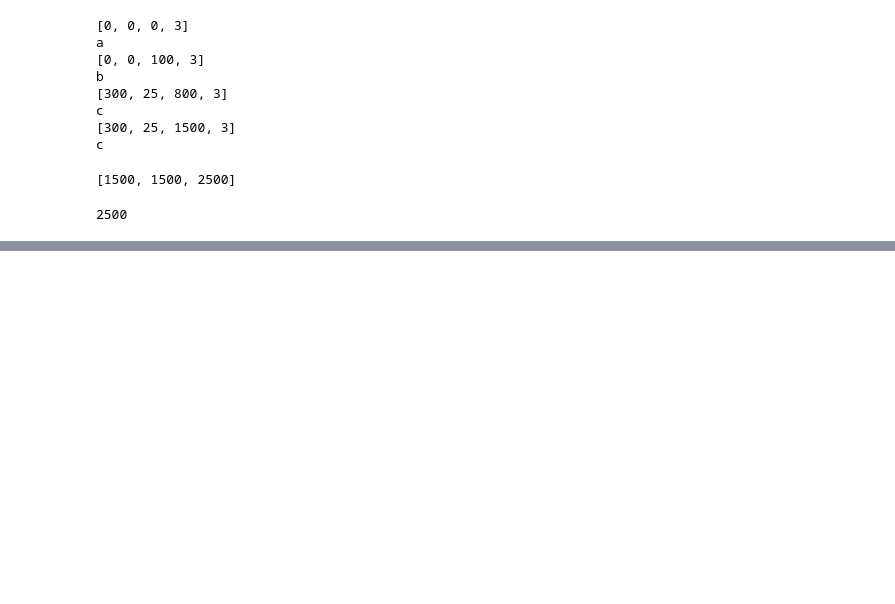
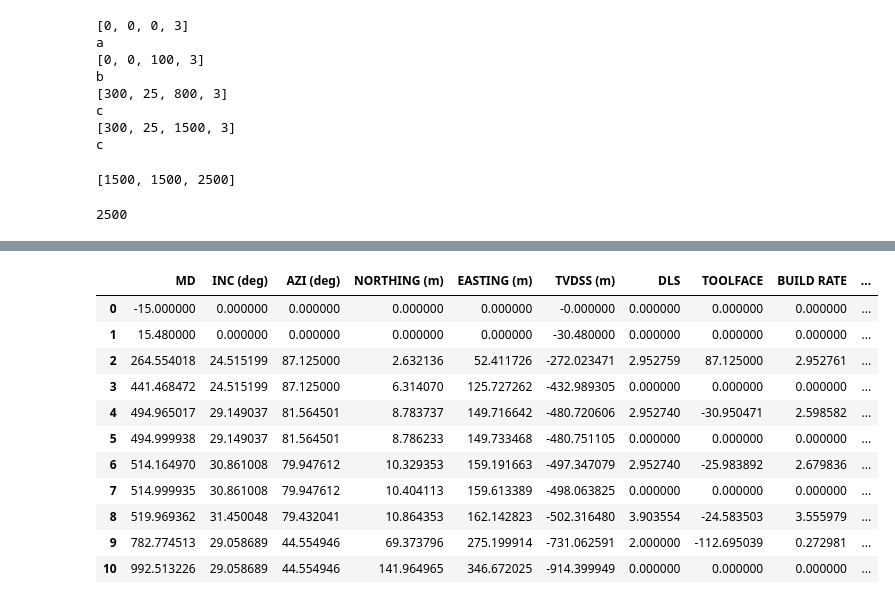
Before and after one commit to jiunx7174/MIH-Dashboard-Project, a Jupyter notebook: Notebook/11_VisualizeTrajectory.ipynb, the cells around one changed output, grey strips where cells are left out. Drawn from its saved outputs; the diff is of its cells as text; code cells hidden in the pictures; blank space fills up the shorter version.

```diff
--- a/Notebook/11_VisualizeTrajectory.ipynb
+++ b/Notebook/11_VisualizeTrajectory.ipynb
@@ -213,0 +439,28 @@ A[-1]
+# %%
+new_target = [346.672055,141.964968,914.400004]
+Desire_DLS = 2
+TrajectoryDF_Test = TrajectoryDF_Plan.copy()
+TrajectoryDF_Test.loc[TrajectoryDF_Test['DLS'] <=0, 'DLS']=0.0001
+TargetDF_new = pd.DataFrame(
+    {
+        "X":list(TrajectoryDF_Test['EASTING (m)']) + [new_target[1]],
+        "Y":list(TrajectoryDF_Test['NORTHING (m)'])+ [new_target[0]],
+        "Z":list(-TrajectoryDF_Test['TVDSS (m)'])+ [new_target[2]],
+        "DLS":list(TrajectoryDF_Test['DLS'])+ [Desire_DLS],
+    }
+)
+out_survey = generateSurvey(TargetDF_new, interpolation_step = 30, datum=15, init_inc=0, init_azi=0)
+out_df = we.survey.export_csv(out_survey, None)
+
+
+
+fig = go.Figure(data=[
+    go.Scatter3d(y=TrajectoryDF_Actual['NORTHING (m)'], x=TrajectoryDF_Actual['EASTING (m)'], z=TrajectoryDF_Actual['TVDSS (m)'],
+                                   mode='markers+lines'),
+    go.Scatter3d(y=TrajectoryDF_Plan['NORTHING (m)'], x=TrajectoryDF_Plan['EASTING (m)'], z=TrajectoryDF_Plan['TVDSS (m)'],
+                                   mode='markers+lines'),
+    go.Scatter3d(y=out_df['NORTHING (m)'], x=out_df['EASTING (m)'], z=out_df['TVDSS (m)'],
+                                   mode='markers+lines'),
+                                   ]
+                                   )
+fig.show()
@@ -213,0 +487,15 @@ A[-1]
+# %%
+out_df
+# %% [output]
+|  | MD | INC (deg) | AZI (deg) | NORTHING (m) | EASTING (m) | TVDSS (m) | DLS | TOOLFACE | BUILD RATE | ... |
+| 0 | -15.000000 | 0.000000 | 0.000000 | 0.000000 | 0.000000 | -0.000000 | 0.000000 | 0.000000 | 0.000000 | ... |
+| 1 | 15.480000 | 0.000000 | 0.000000 | 0.000000 | 0.000000 | -30.480000 | 0.000000 | 0.000000 | 0.000000 | ... |
+| 2 | 264.554018 | 24.515199 | 87.125000 | 2.632136 | 52.411726 | -272.023471 | 2.952759 | 87.125000 | 2.952761 | ... |
+| 3 | 441.468472 | 24.515199 | 87.125000 | 6.314070 | 125.727262 | -432.989305 | 0.000000 | 0.000000 | 0.000000 | ... |
+| 4 | 494.965017 | 29.149037 | 81.564501 | 8.783737 | 149.716642 | -480.720606 | 2.952740 | -30.950471 | 2.598582 | ... |
+| 5 | 494.999938 | 29.149037 | 81.564501 | 8.786233 | 149.733468 | -480.751105 | 0.000000 | 0.000000 | 0.000000 | ... |
+| 6 | 514.164970 | 30.861008 | 79.947612 | 10.329353 | 159.191663 | -497.347079 | 2.952740 | -25.983892 | 2.679836 | ... |
+| 7 | 514.999935 | 30.861008 | 79.947612 | 10.404113 | 159.613389 | -498.063825 | 0.000000 | 0.000000 | 0.000000 | ... |
+| 8 | 519.969362 | 31.450048 | 79.432041 | 10.864353 | 162.142823 | -502.316480 | 3.903554 | -24.583503 | 3.555979 | ... |
+| 9 | 782.774513 | 29.058689 | 44.554946 | 69.373796 | 275.199914 | -731.062591 | 2.000000 | -112.695039 | 0.272981 | ... |
+| 10 | 992.513226 | 29.058689 | 44.554946 | 141.964965 | 346.672025 | -914.399949 | 0.000000 | 0.000000 | 0.000000 | ... |
```
Also changed, not shown: parts of 15 cells of this notebook, 1 other file.
